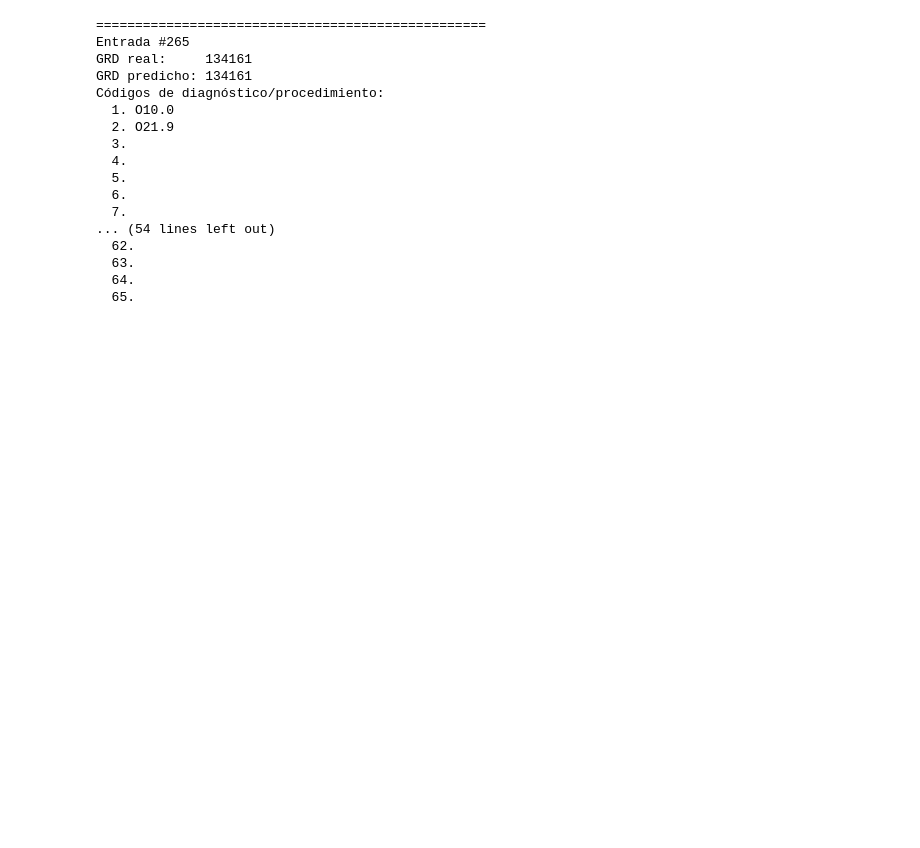
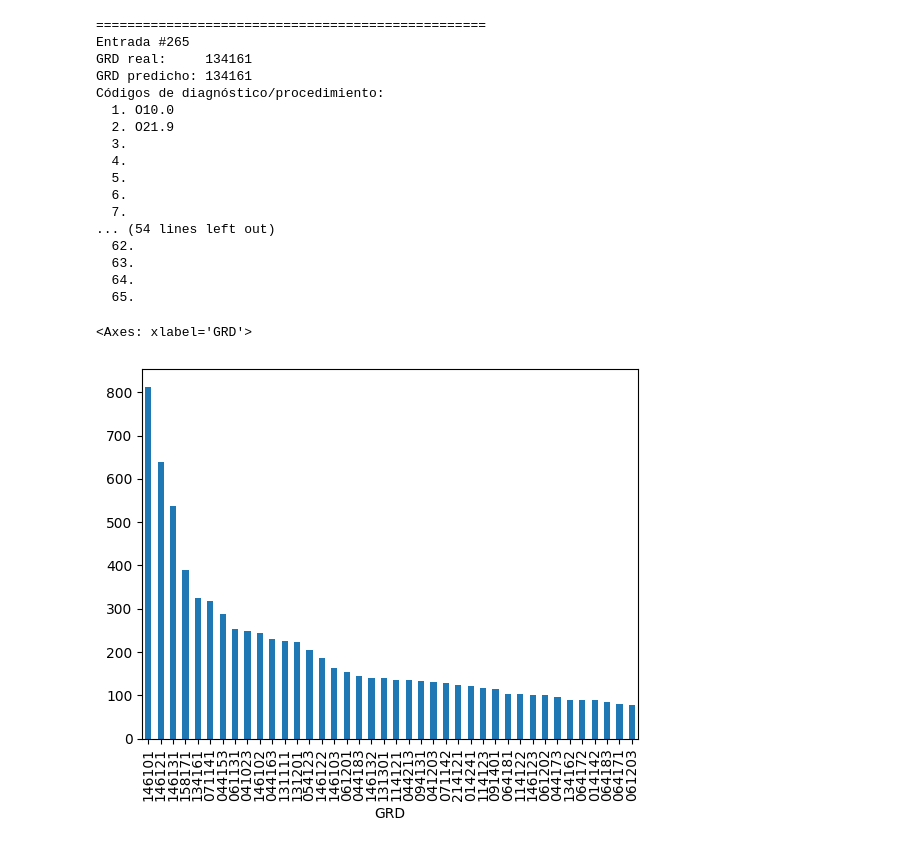
Before and after one commit to Lunusushi/Embedding-ML, a Jupyter notebook: Analisis.ipynb, the cells around one changed output. Cells and saved outputs as stored; diff of their text form; code cells hidden in the pictures; blank space fills up the shorter version.

```diff
--- a/Analisis.ipynb
+++ b/Analisis.ipynb
@@ -246,3 +245,8 @@ Códigos de diagnóstico/procedimiento:
   63.
   64.
   65.
+# %%
+df["GRD"].value_counts()[:40].plot(kind="bar")
+# %% [output]
+<Axes: xlabel='GRD'>
+[figure, added]
```
Also changed, not shown: parts of 1 cell of this notebook.
